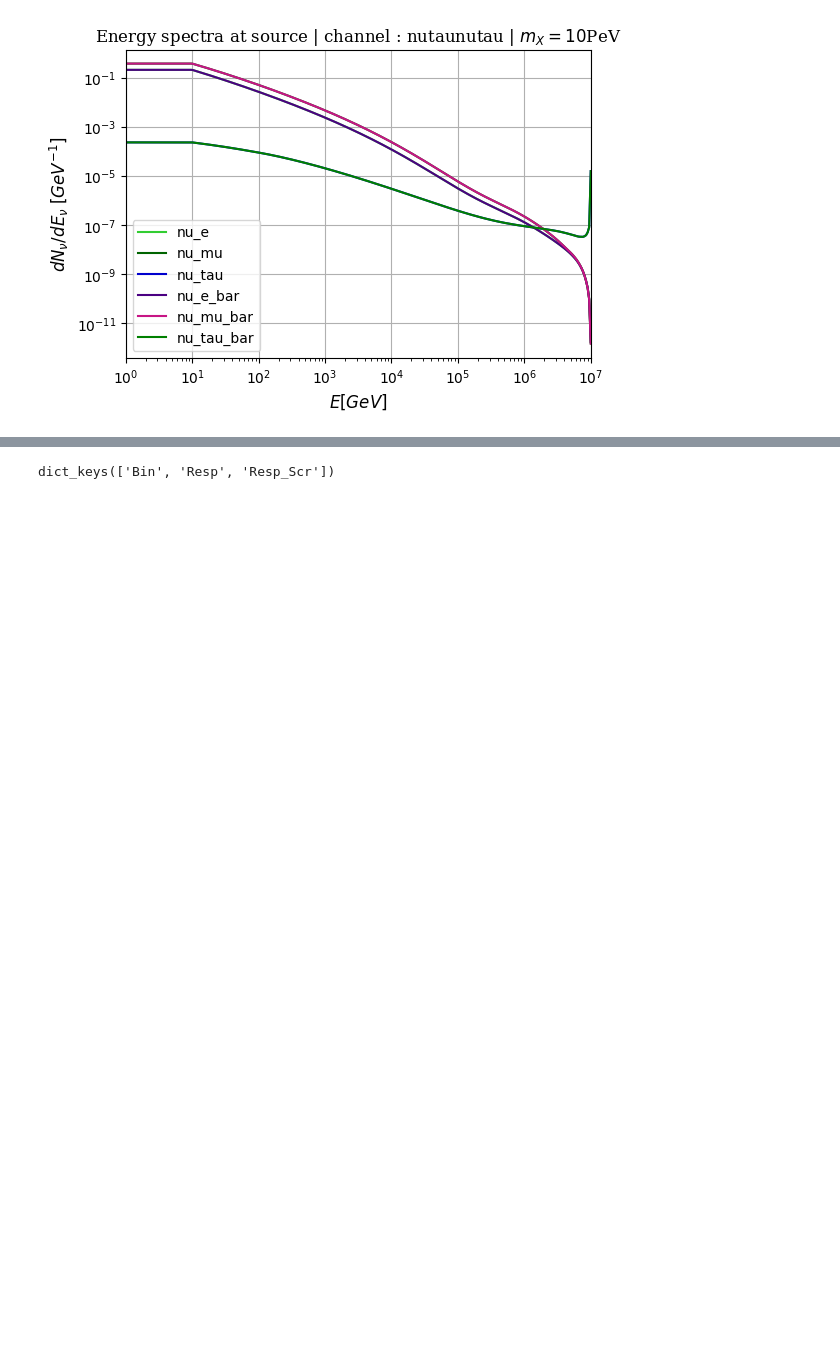
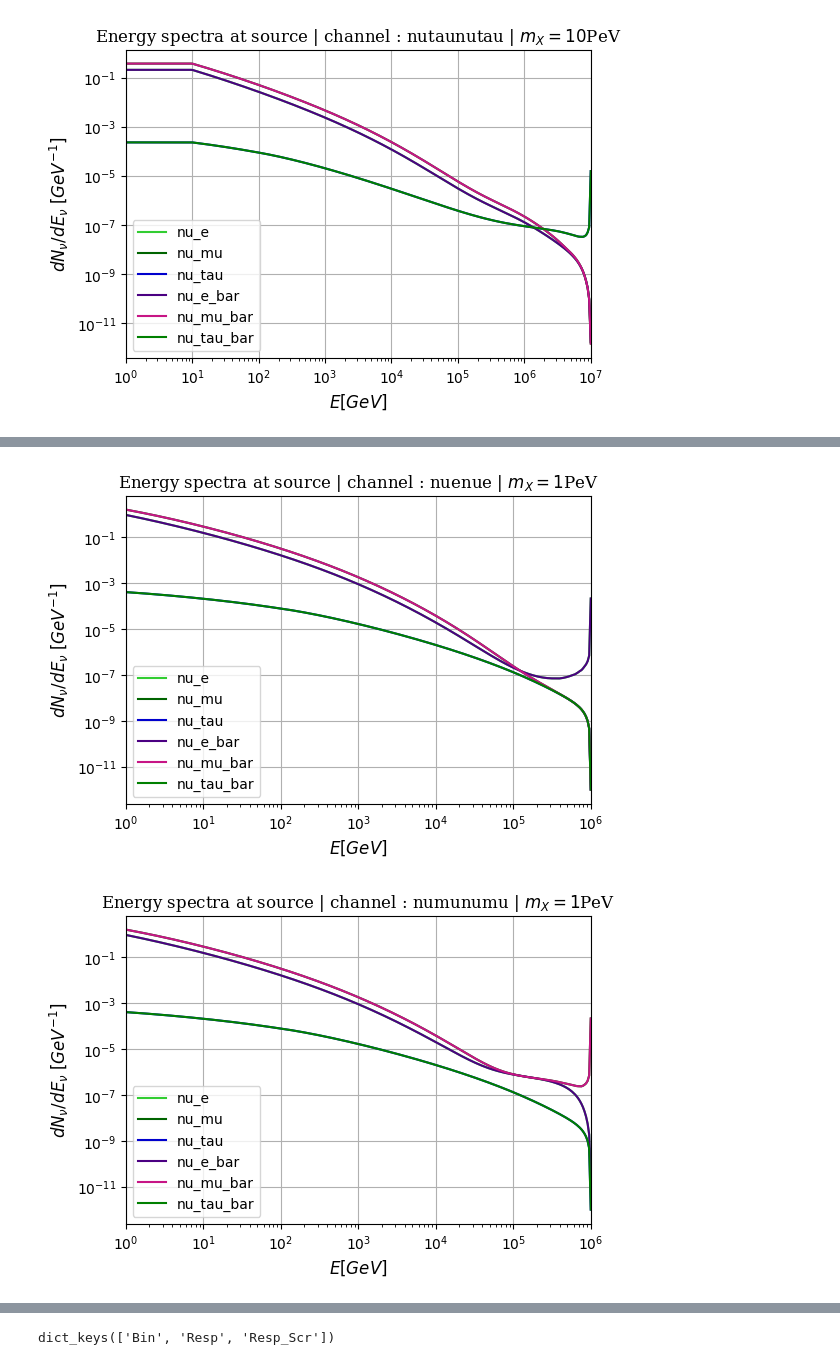
Before and after one commit to danaevld/IceCube, a Jupyter notebook: PDF_using_resp_matrix.ipynb, the cells around one changed output, grey strips where cells are left out. Saved outputs shown, nothing was run; the diff lists cells and outputs as text; code cells hidden in the pictures; blank space fills up the shorter version.

```diff
--- a/PDF_using_resp_matrix.ipynb
+++ b/PDF_using_resp_matrix.ipynb
@@ -19,3 +19,8 @@ Initial Flux Loading: /usr/local/lib/python3.10/dist-packages/charon-0.1.0-py3.1
 [figure]
 [figure]
 [figure]
+# %%
+Flux_nue1 = Spectra_generator(mass = 1e6, channel = 'nuenue')
+Flux_numu1 = Spectra_generator(mass = 1e6, channel = 'numunumu')
+Flux_nutau1 = Spectra_generator(mass = 1e6, channel = 'nutaunutau')
+# %% [output]
@@ -21,0 +30,2 @@ Initial Flux Loading: /usr/local/lib/python3.10/dist-packages/charon-0.1.0-py3.1
+[figure, added]
+[figure, added]
```
Also changed, not shown: parts of 25 cells of this notebook.
